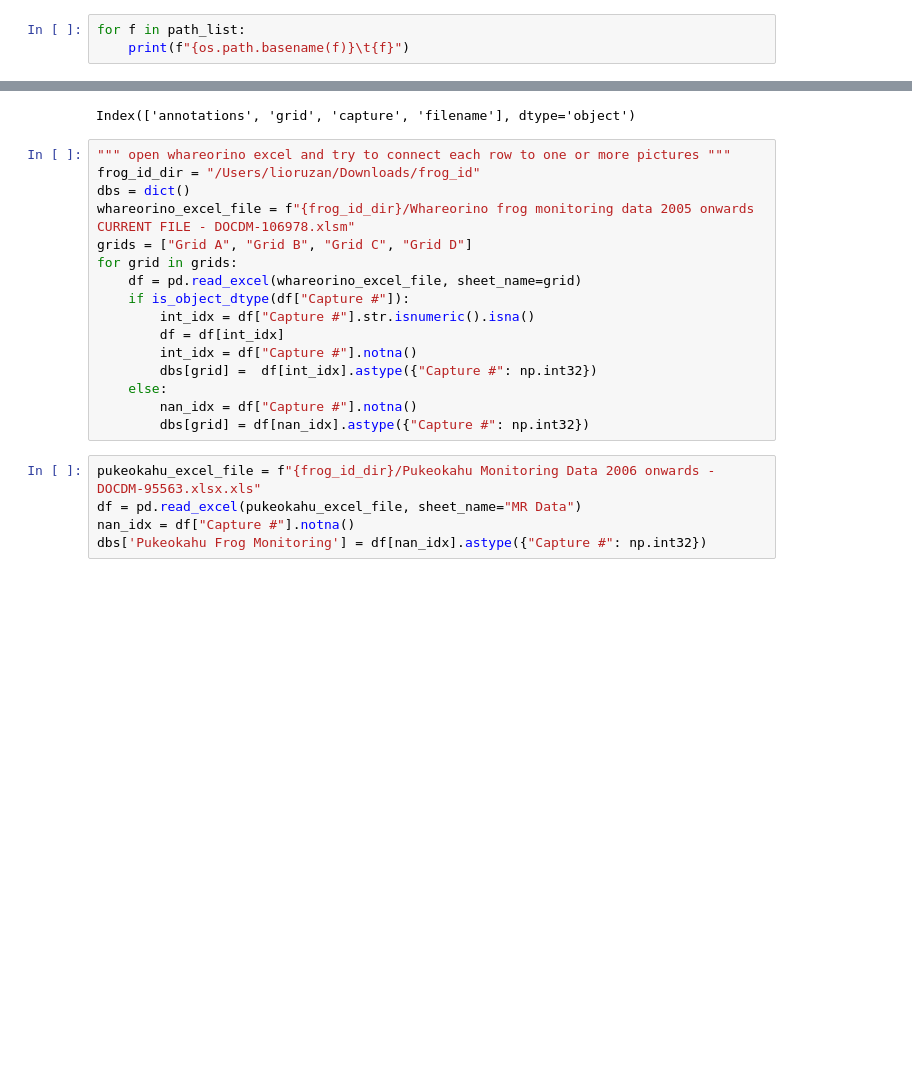
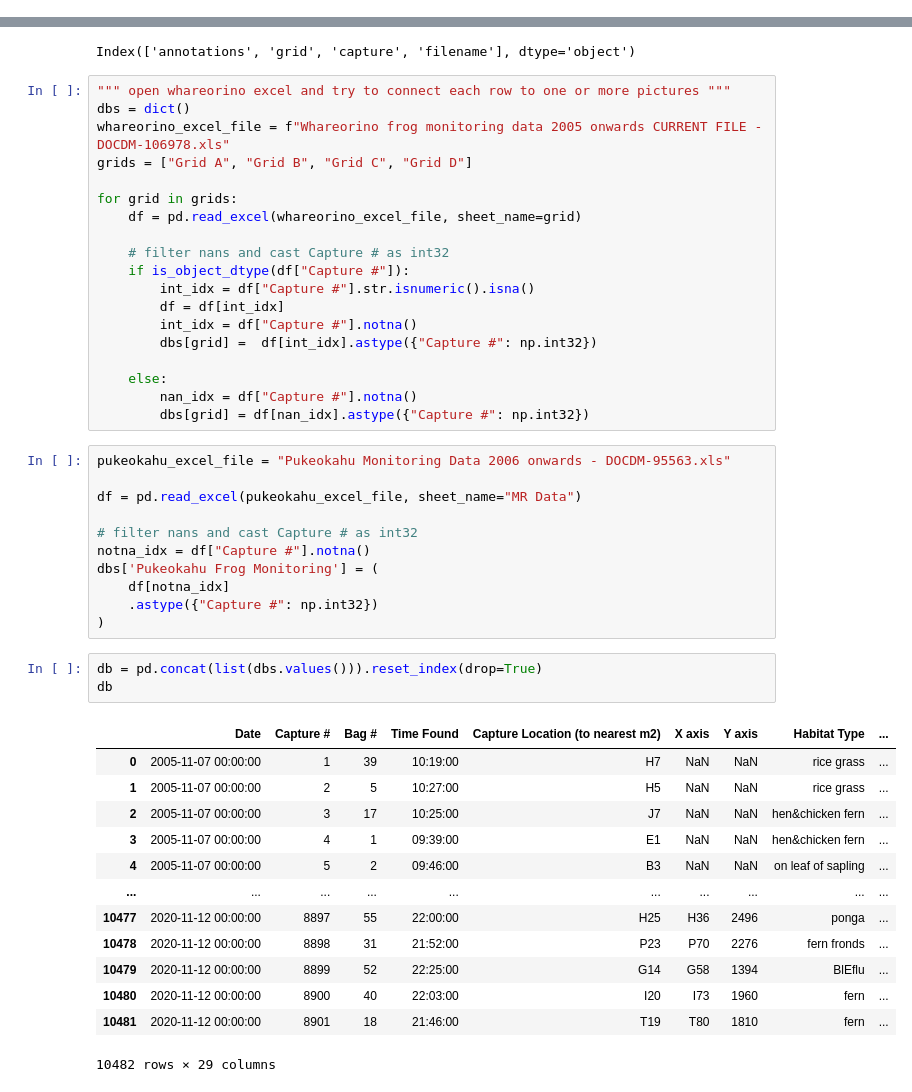
Before and after one commit to wildlifeai/pepeketua_interface, a Jupyter notebook: frog id notebook.ipynb, the cells around one changed output, grey strips where cells are left out. Drawn from its saved outputs; the diff is of its cells as text; blank space fills up the shorter version.

```diff
--- a/frog id notebook.ipynb
+++ b/frog id notebook.ipynb
@@ -54,3 +0,0 @@ path_list = sorted(path_list, key=lambda x: os.path.basename(x))
-# %%
-for f in path_list:
-    print(f"{os.path.basename(f)}\t{f}")
@@ -131,24 +68,50 @@ classifications_df.columns
 Index(['annotations', 'grid', 'capture', 'filename'], dtype='object')
 # %%
 """ open whareorino excel and try to connect each row to one or more pictures """
-frog_id_dir = "/Users/lioruzan/Downloads/frog_id"
 dbs = dict()
-whareorino_excel_file = f"{frog_id_dir}/Whareorino frog monitoring data 2005 onwards CURRENT FILE - DOCDM-106978.xlsm"
+whareorino_excel_file = f"Whareorino frog monitoring data 2005 onwards CURRENT FILE - DOCDM-106978.xls"
 grids = ["Grid A", "Grid B", "Grid C", "Grid D"]
+
 for grid in grids:
     df = pd.read_excel(whareorino_excel_file, sheet_name=grid)
+
+    # filter nans and cast Capture # as int32
     if is_object_dtype(df["Capture #"]):
         int_idx = df["Capture #"].str.isnumeric().isna()
         df = df[int_idx]
         int_idx = df["Capture #"].notna()
         dbs[grid] =  df[int_idx].astype({"Capture #": np.int32})
+
     else:
         nan_idx = df["Capture #"].notna()
         dbs[grid] = df[nan_idx].astype({"Capture #": np.int32})
 # %%
-pukeokahu_excel_file = f"{frog_id_dir}/Pukeokahu Monitoring Data 2006 onwards - DOCDM-95563.xlsx.xls"
+pukeokahu_excel_file = "Pukeokahu Monitoring Data 2006 onwards - DOCDM-95563.xls"
+
 df = pd.read_excel(pukeokahu_excel_file, sheet_name="MR Data")
-nan_idx = df["Capture #"].notna()
-dbs['Pukeokahu Frog Monitoring'] = df[nan_idx].astype({"Capture #": np.int32})
+
+# filter nans and cast Capture # as int32
+notna_idx = df["Capture #"].notna()
+dbs['Pukeokahu Frog Monitoring'] = (
+    df[notna_idx]
+    .astype({"Capture #": np.int32})
+)
+# %%
+db = pd.concat(list(dbs.values())).reset_index(drop=True)
+db
+# %% [output]
+|  | Date | Capture # | Bag # | Time Found | Capture Location (to nearest m2) | X axis | Y axis | Habitat Type | ... |
+| 0 | 2005-11-07 00:00:00 | 1 | 39 | 10:19:00 | H7 | NaN | NaN | rice grass | ... |
+| 1 | 2005-11-07 00:00:00 | 2 | 5 | 10:27:00 | H5 | NaN | NaN | rice grass | ... |
+| 2 | 2005-11-07 00:00:00 | 3 | 17 | 10:25:00 | J7 | NaN | NaN | hen&chicken fern | ... |
+| 3 | 2005-11-07 00:00:00 | 4 | 1 | 09:39:00 | E1 | NaN | NaN | hen&chicken fern | ... |
+| 4 | 2005-11-07 00:00:00 | 5 | 2 | 09:46:00 | B3 | NaN | NaN | on leaf of sapling | ... |
+| ... | ... | ... | ... | ... | ... | ... | ... | ... | ... |
+| 10477 | 2020-11-12 00:00:00 | 8897 | 55 | 22:00:00 | H25 | H36 | 2496 | ponga | ... |
+| 10478 | 2020-11-12 00:00:00 | 8898 | 31 | 21:52:00 | P23 | P70 | 2276 | fern fronds | ... |
+| 10479 | 2020-11-12 00:00:00 | 8899 | 52 | 22:25:00 | G14 | G58 | 1394 | BlEflu | ... |
+| 10480 | 2020-11-12 00:00:00 | 8900 | 40 | 22:03:00 | I20 | I73 | 1960 | fern | ... |
+| 10481 | 2020-11-12 00:00:00 | 8901 | 18 | 21:46:00 | T19 | T80 | 1810 | fern | ... |
+10482 rows × 29 columns
 # %%
 # use "capture", "Capture #" columns to merge rows from Zooniverse data to excel db rows
```
Also changed, not shown: parts of 17 cells of this notebook, 9 other files.
